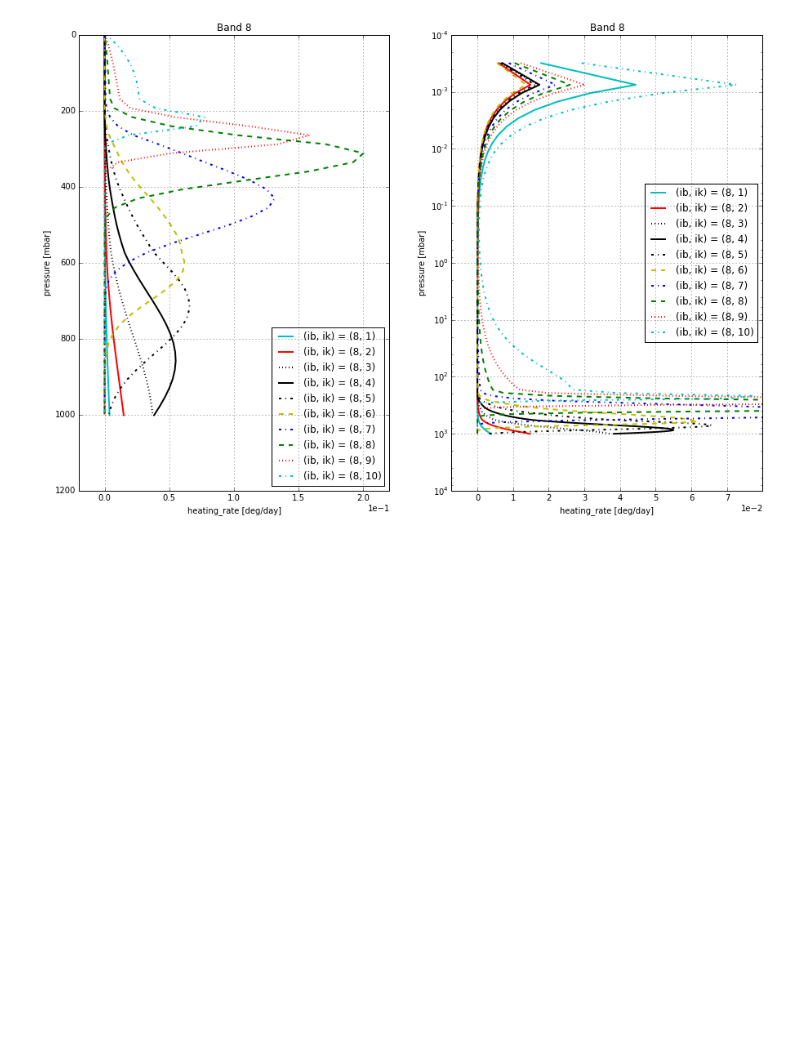
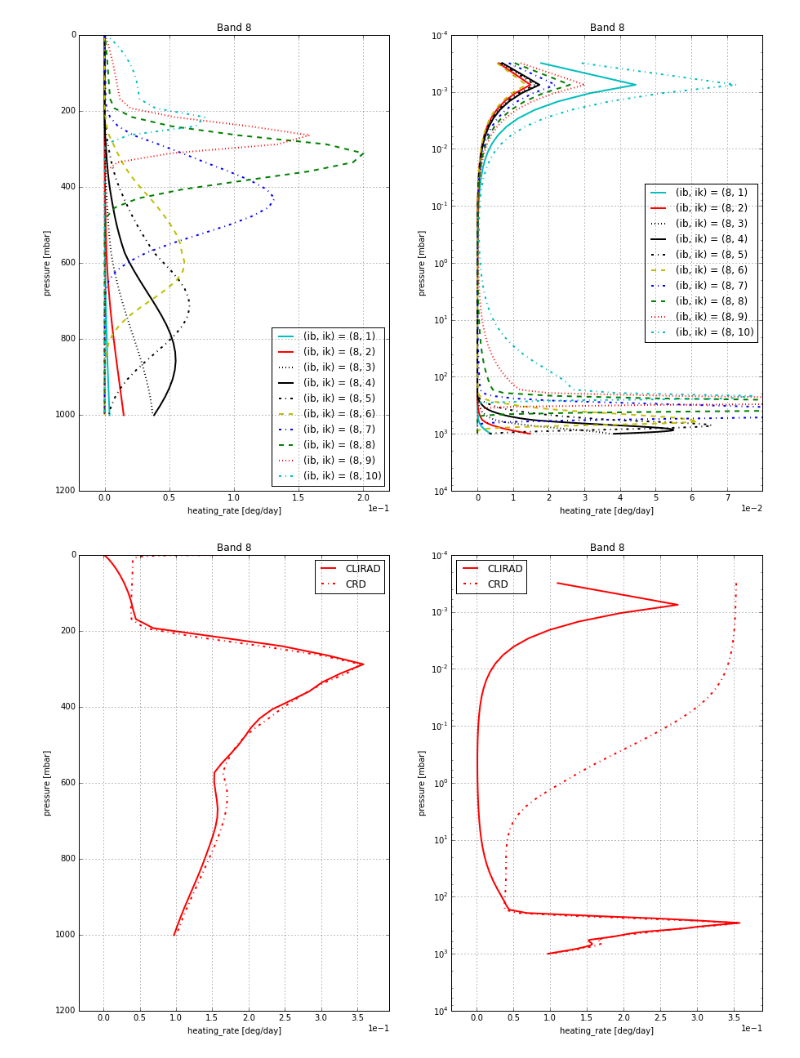
Before and after one commit to qAp/offline_radiation_notebooks, a Jupyter notebook: shortwave_mls_H2O_solir_gpts.ipynb, the cells around one changed output. Saved outputs shown, nothing was run; the diff lists cells and outputs as text; code cells hidden in the pictures; blank space fills up the shorter version.

```diff
--- a/shortwave_mls_H2O_solir_gpts.ipynb
+++ b/shortwave_mls_H2O_solir_gpts.ipynb
@@ -188,7 +215,11 @@ fig = plot_pressure_VS_dTdt_linearlog(ds, whichrate = whichrate, ib = ib)
 # %%
 # Total heating rate of Band 8
 
 #fig = compare_OUTPUT_CLIRAD_and_solir_gpts(pnl_clirad, ds, ib = 8)
+
+fig = compare_OUTPUT_RADSUM_and_solir_gpts(pnl_crd, ds, ib = 8)
+# %% [output]
+[figure, added]
 # %%
 display.HTML('''<script>
 code_show=true;
```
Also changed, not shown: parts of 3 cells of this notebook, 1 other file.
